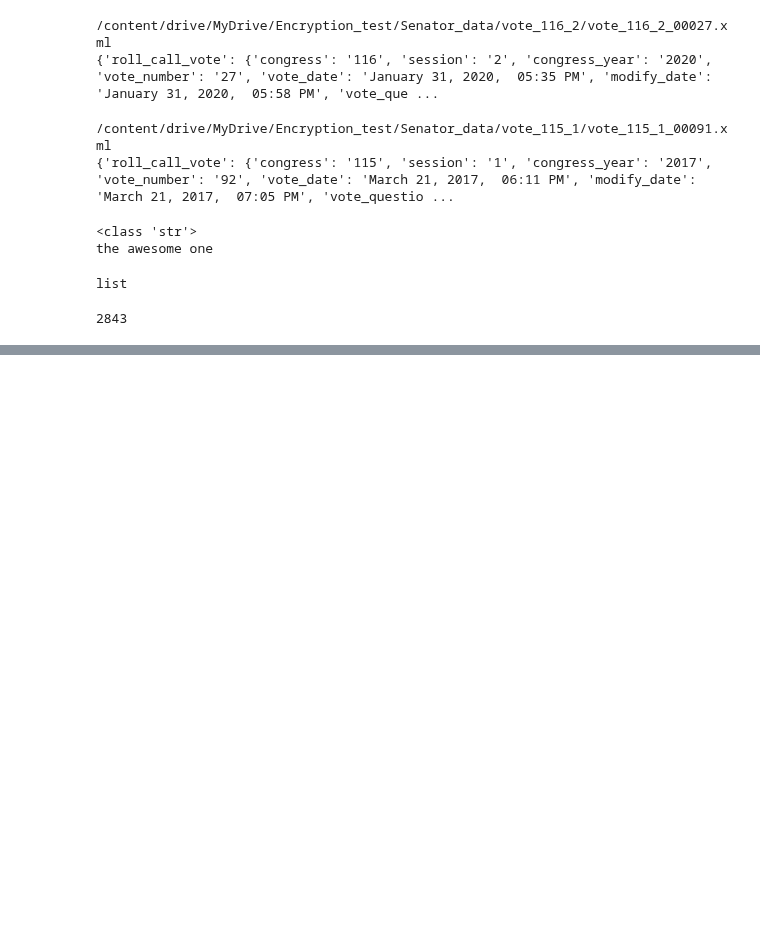
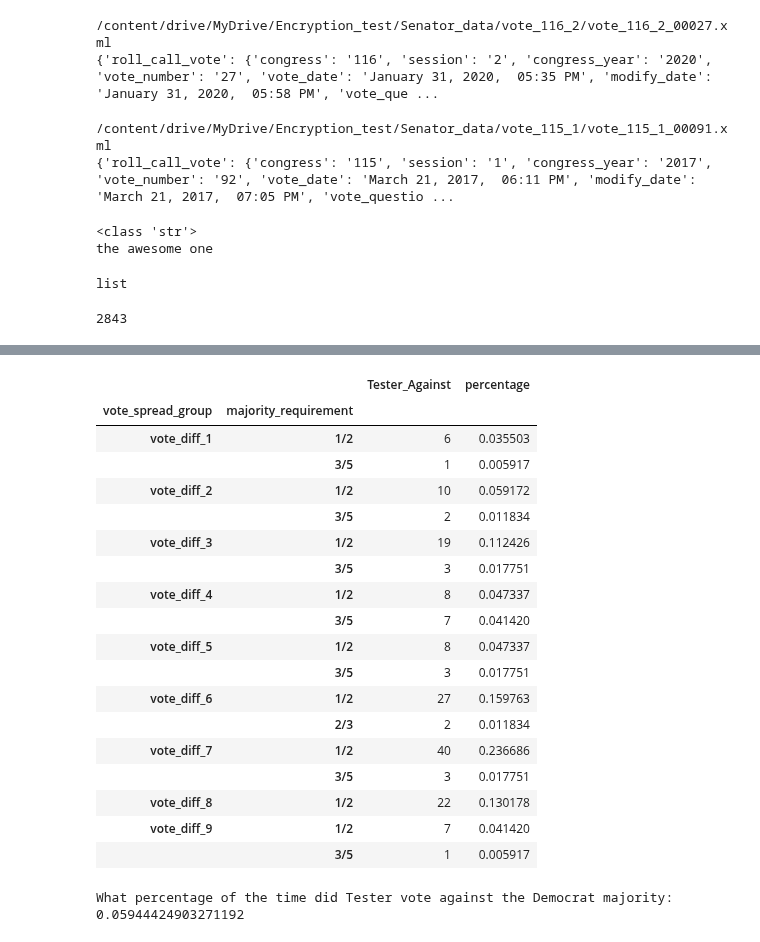
Before and after one commit to sledhead/simple_python, a Jupyter notebook: webpage_scrapv4.ipynb, the cells around one changed output, grey strips where cells are left out. Cells and saved outputs as stored; diff of their text form; code cells hidden in the pictures; blank space fills up the shorter version.

```diff
--- a/webpage_scrapv4.ipynb
+++ b/webpage_scrapv4.ipynb
@@ -463,0 +611,4 @@ print(len(senator_history_lst))
+# %%
+new_group = tester_df.groupby(['vote_spread_group','majority_requirement'])['Tester_Against'].count()
+print(type(new_group))
+display(new_group)
@@ -463,0 +637,5 @@ print(len(senator_history_lst))
+# %%
+#sp_df = pd.DataFrame(data=new_group.index,columns=['majority_requirement'])
+#sp_df = pd.DataFrame({'vote_spread_group':new_group.index, 'majority_requirement':new_group.values})
+sp_df = new_group.to_frame()
+display(sp_df)
@@ -463,0 +662,27 @@ print(len(senator_history_lst))
+# %%
+sp_df['percentage'] = sp_df['Tester_Against']/len(how_Tester_A)
+display(sp_df)
+# %% [output]
+|  |  | Tester_Against | percentage |
+| vote_spread_group | majority_requirement |  |  |
+| vote_diff_1 | 1/2 | 6 | 0.035503 |
+|  | 3/5 | 1 | 0.005917 |
+| vote_diff_2 | 1/2 | 10 | 0.059172 |
+|  | 3/5 | 2 | 0.011834 |
+| vote_diff_3 | 1/2 | 19 | 0.112426 |
+|  | 3/5 | 3 | 0.017751 |
+| vote_diff_4 | 1/2 | 8 | 0.047337 |
+|  | 3/5 | 7 | 0.041420 |
+| vote_diff_5 | 1/2 | 8 | 0.047337 |
+|  | 3/5 | 3 | 0.017751 |
+| vote_diff_6 | 1/2 | 27 | 0.159763 |
+|  | 2/3 | 2 | 0.011834 |
+| vote_diff_7 | 1/2 | 40 | 0.236686 |
+|  | 3/5 | 3 | 0.017751 |
+| vote_diff_8 | 1/2 | 22 | 0.130178 |
+| vote_diff_9 | 1/2 | 7 | 0.041420 |
+|  | 3/5 | 1 | 0.005917 |
+# %%
+print('What percentage of the time did Tester vote against the Democrat majority: ', str(len(how_Tester_A)/len(senate_party_balanceV4_lst)))
+# %% [output]
+What percentage of the time did Tester vote against the Democrat majority:  0.05944424903271192
```
Also changed, not shown: parts of 9 cells of this notebook.
